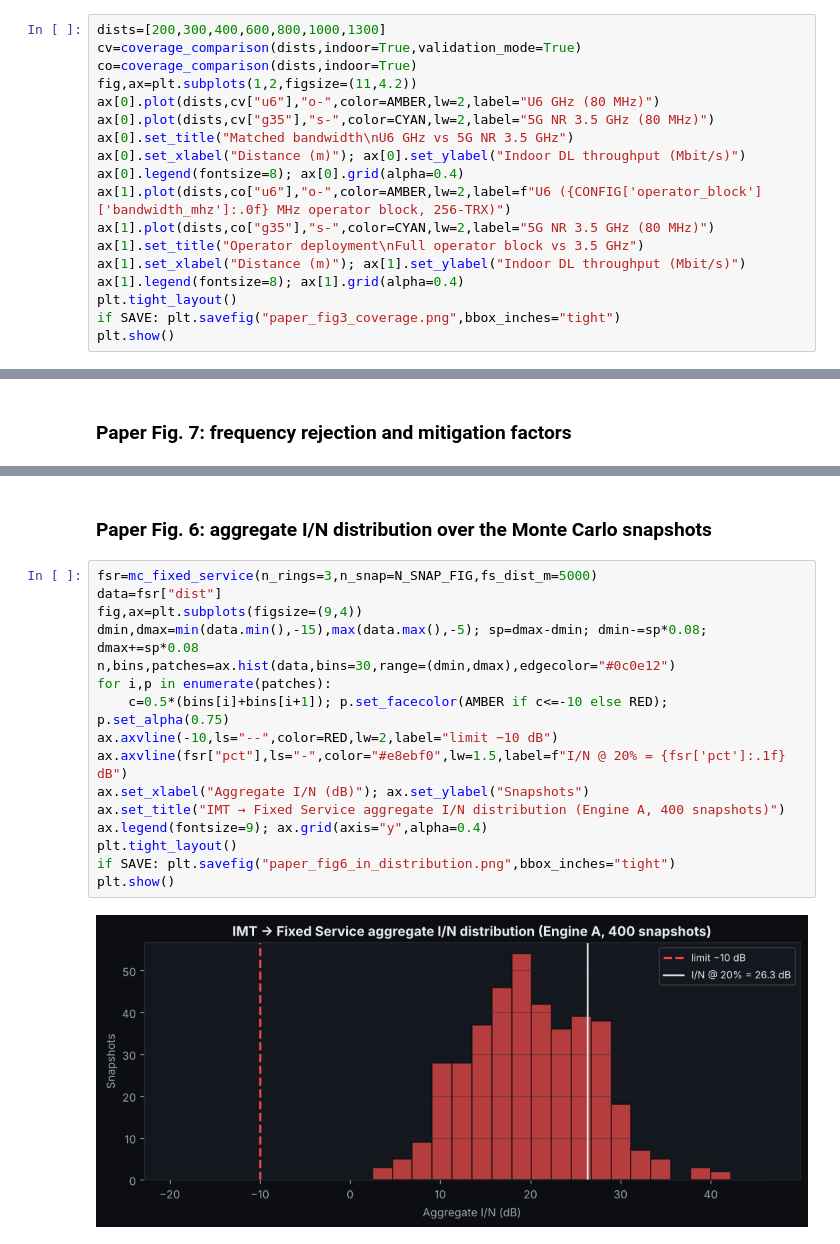
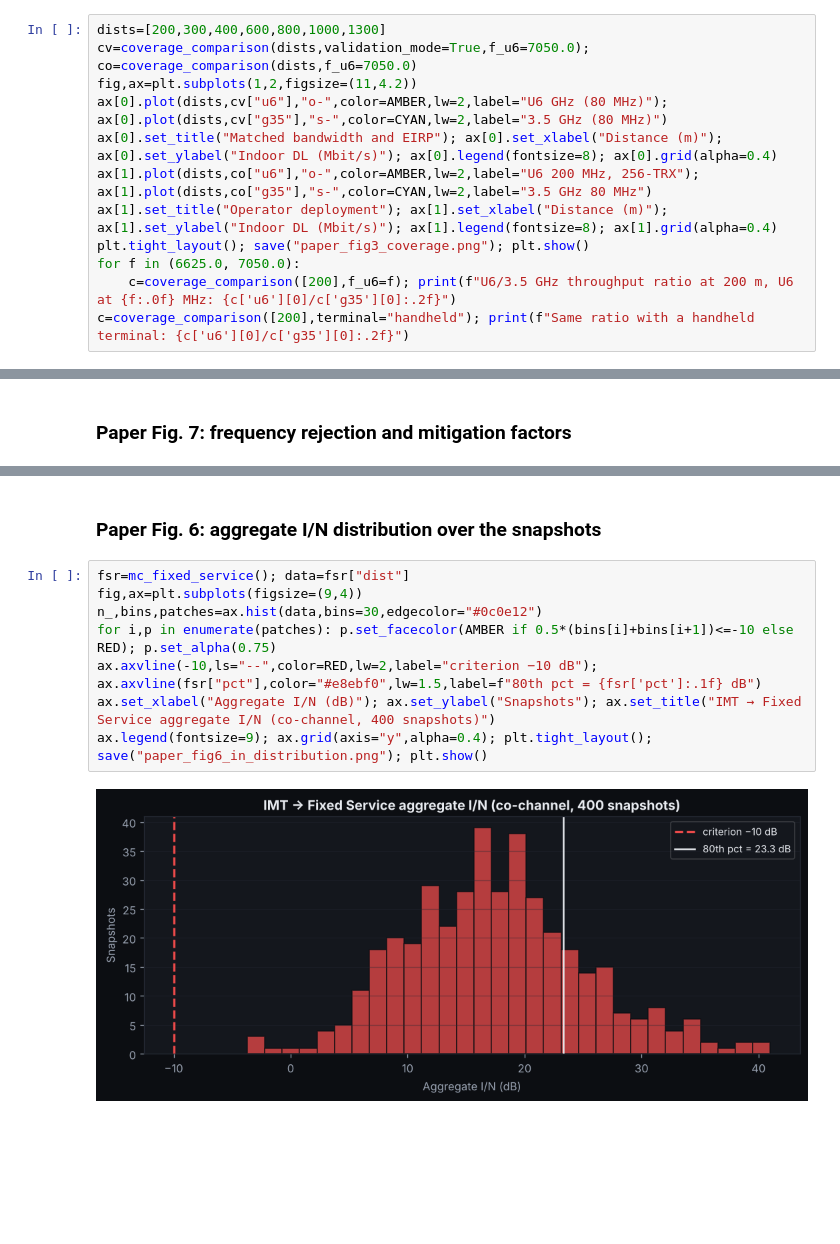
Before and after one commit to ayelnashar/u6ghz, a Jupyter notebook: notebook/U6GHz_Simulator.ipynb, the cells around one changed output, grey strips where cells are left out. Drawn from its saved outputs; the diff is of its cells as text; blank space fills up the shorter version.

```diff
--- a/notebook/U6GHz_Simulator.ipynb
+++ b/notebook/U6GHz_Simulator.ipynb
@@ -736,19 +838,13 @@ the loss follows the spectral overlap.
 # %%
 dists=[200,300,400,600,800,1000,1300]
-cv=coverage_comparison(dists,indoor=True,validation_mode=True)
-co=coverage_comparison(dists,indoor=True)
+cv=coverage_comparison(dists,validation_mode=True,f_u6=7050.0); co=coverage_comparison(dists,f_u6=7050.0)
 fig,ax=plt.subplots(1,2,figsize=(11,4.2))
-ax[0].plot(dists,cv["u6"],"o-",color=AMBER,lw=2,label="U6 GHz (80 MHz)")
-ax[0].plot(dists,cv["g35"],"s-",color=CYAN,lw=2,label="5G NR 3.5 GHz (80 MHz)")
-ax[0].set_title("Matched bandwidth\nU6 GHz vs 5G NR 3.5 GHz")
-ax[0].set_xlabel("Distance (m)"); ax[0].set_ylabel("Indoor DL throughput (Mbit/s)")
-ax[0].legend(fontsize=8); ax[0].grid(alpha=0.4)
-ax[1].plot(dists,co["u6"],"o-",color=AMBER,lw=2,label=f"U6 ({CONFIG['operator_block']['bandwidth_mhz']:.0f} MHz operator block, 256-TRX)")
-ax[1].plot(dists,co["g35"],"s-",color=CYAN,lw=2,label="5G NR 3.5 GHz (80 MHz)")
-ax[1].set_title("Operator deployment\nFull operator block vs 3.5 GHz")
-ax[1].set_xlabel("Distance (m)"); ax[1].set_ylabel("Indoor DL throughput (Mbit/s)")
-ax[1].legend(fontsize=8); ax[1].grid(alpha=0.4)
-plt.tight_layout()
-if SAVE: plt.savefig("paper_fig3_coverage.png",bbox_inches="tight")
-plt.show()
+ax[0].plot(dists,cv["u6"],"o-",color=AMBER,lw=2,label="U6 GHz (80 MHz)"); ax[0].plot(dists,cv["g35"],"s-",color=CYAN,lw=2,label="3.5 GHz (80 MHz)")
+ax[0].set_title("Matched bandwidth and EIRP"); ax[0].set_xlabel("Distance (m)"); ax[0].set_ylabel("Indoor DL (Mbit/s)"); ax[0].legend(fontsize=8); ax[0].grid(alpha=0.4)
+ax[1].plot(dists,co["u6"],"o-",color=AMBER,lw=2,label="U6 200 MHz, 256-TRX"); ax[1].plot(dists,co["g35"],"s-",color=CYAN,lw=2,label="3.5 GHz 80 MHz")
+ax[1].set_title("Operator deployment"); ax[1].set_xlabel("Distance (m)"); ax[1].set_ylabel("Indoor DL (Mbit/s)"); ax[1].legend(fontsize=8); ax[1].grid(alpha=0.4)
+plt.tight_layout(); save("paper_fig3_coverage.png"); plt.show()
+for f in (6625.0, 7050.0):
+    c=coverage_comparison([200],f_u6=f); print(f"U6/3.5 GHz throughput ratio at 200 m, U6 at {f:.0f} MHz: {c['u6'][0]/c['g35'][0]:.2f}")
+c=coverage_comparison([200],terminal="handheld"); print(f"Same ratio with a handheld terminal: {c['u6'][0]/c['g35'][0]:.2f}")
 # %% [output]
@@ -811,20 +891,12 @@ plt.show()
 # %% [markdown]
-### Paper Fig. 6: aggregate I/N distribution over the Monte Carlo snapshots
+### Paper Fig. 6: aggregate I/N distribution over the snapshots
 # %%
-fsr=mc_fixed_service(n_rings=3,n_snap=N_SNAP_FIG,fs_dist_m=5000)
-data=fsr["dist"]
+fsr=mc_fixed_service(); data=fsr["dist"]
 fig,ax=plt.subplots(figsize=(9,4))
-dmin,dmax=min(data.min(),-15),max(data.max(),-5); sp=dmax-dmin; dmin-=sp*0.08; dmax+=sp*0.08
-n,bins,patches=ax.hist(data,bins=30,range=(dmin,dmax),edgecolor="#0c0e12")
-for i,p in enumerate(patches):
-    c=0.5*(bins[i]+bins[i+1]); p.set_facecolor(AMBER if c<=-10 else RED); p.set_alpha(0.75)
-ax.axvline(-10,ls="--",color=RED,lw=2,label="limit −10 dB")
-ax.axvline(fsr["pct"],ls="-",color="#e8ebf0",lw=1.5,label=f"I/N @ 20% = {fsr['pct']:.1f} dB")
-ax.set_xlabel("Aggregate I/N (dB)"); ax.set_ylabel("Snapshots")
-ax.set_title("IMT → Fixed Service aggregate I/N distribution (Engine A, 400 snapshots)")
-ax.legend(fontsize=9); ax.grid(axis="y",alpha=0.4)
-plt.tight_layout()
-if SAVE: plt.savefig("paper_fig6_in_distribution.png",bbox_inches="tight")
-plt.show()
+n_,bins,patches=ax.hist(data,bins=30,edgecolor="#0c0e12")
+for i,p in enumerate(patches): p.set_facecolor(AMBER if 0.5*(bins[i]+bins[i+1])<=-10 else RED); p.set_alpha(0.75)
+ax.axvline(-10,ls="--",color=RED,lw=2,label="criterion −10 dB"); ax.axvline(fsr["pct"],color="#e8ebf0",lw=1.5,label=f"80th pct = {fsr['pct']:.1f} dB")
+ax.set_xlabel("Aggregate I/N (dB)"); ax.set_ylabel("Snapshots"); ax.set_title("IMT → Fixed Service aggregate I/N (co-channel, 400 snapshots)")
+ax.legend(fontsize=9); ax.grid(axis="y",alpha=0.4); plt.tight_layout(); save("paper_fig6_in_distribution.png"); plt.show()
 # %% [output]
-[figure, old version]
+[figure, new version]
```
Also changed, not shown: parts of 81 cells of this notebook, 19 other files.
